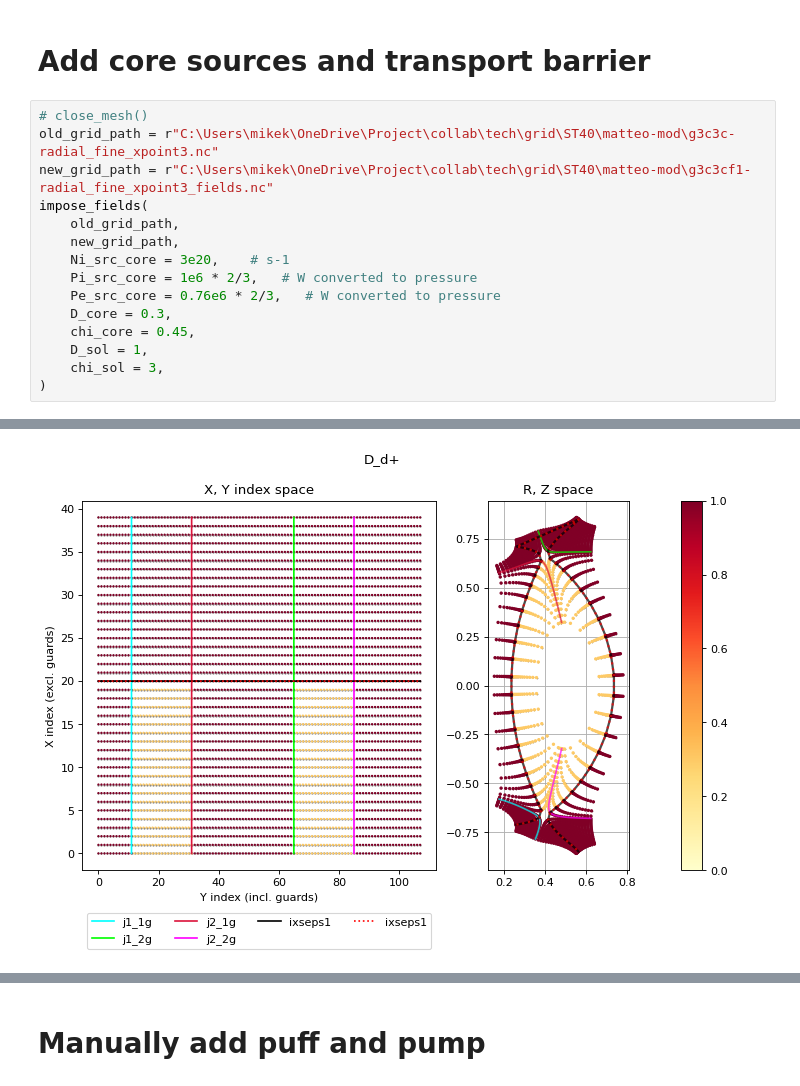
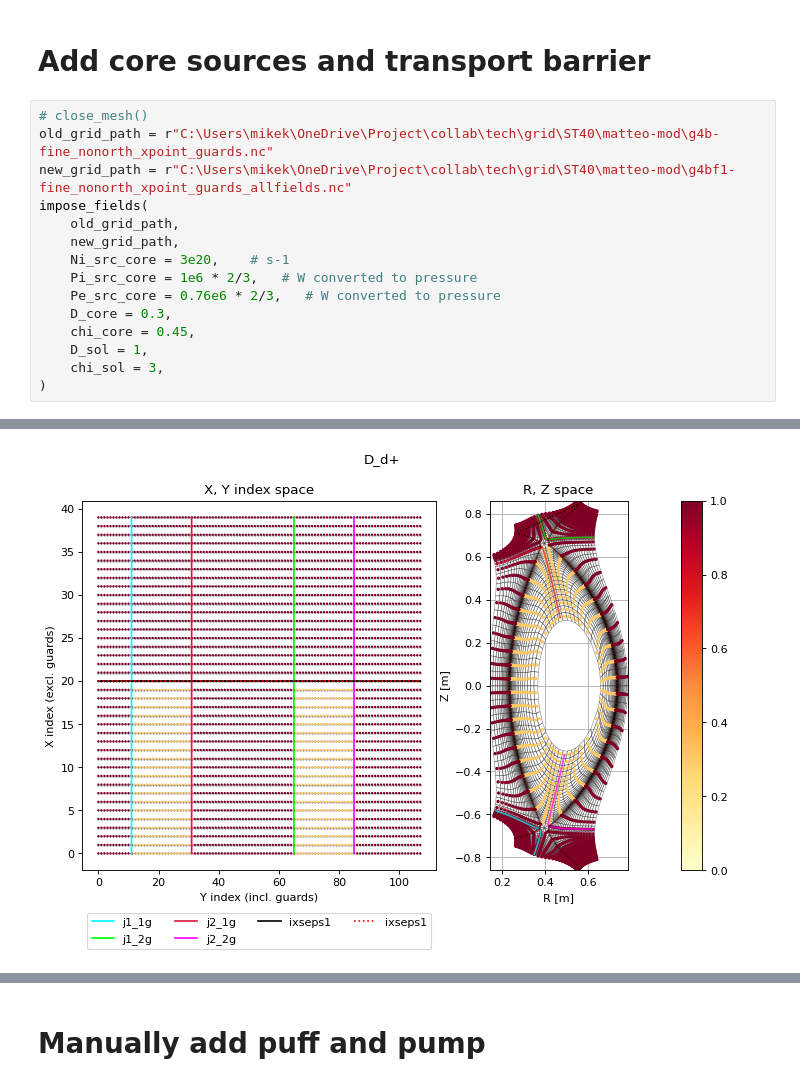
Before and after one commit to mikekryjak/notebooks, a Jupyter notebook: hermes3-solps-soledge/grid_inputs/a2c-grid_sources2.ipynb, the cells around one changed output, grey strips where cells are left out. Drawn from its saved outputs; the diff is of its cells as text.

```diff
--- a/hermes3-solps-soledge/grid_inputs/a2c-grid_sources2.ipynb
+++ b/hermes3-solps-soledge/grid_inputs/a2c-grid_sources2.ipynb
@@ -36,8 +36,8 @@ Done
 # Add core sources and transport barrier
 # %%
 # close_mesh()
-old_grid_path = r"C:\Users\mikek\OneDrive\Project\collab\tech\grid\ST40\matteo-mod\g3c3c-radial_fine_xpoint3.nc"
-new_grid_path = r"C:\Users\mikek\OneDrive\Project\collab\tech\grid\ST40\matteo-mod\g3c3cf1-radial_fine_xpoint3_fields.nc"
+old_grid_path = r"C:\Users\mikek\OneDrive\Project\collab\tech\grid\ST40\matteo-mod\g4b-fine_nonorth_xpoint_guards.nc"
+new_grid_path = r"C:\Users\mikek\OneDrive\Project\collab\tech\grid\ST40\matteo-mod\g4bf1-fine_nonorth_xpoint_guards_allfields.nc"
 impose_fields(
     old_grid_path,
     new_grid_path,
@@ -73 +73 @@ Mesh file C:\Users\mikek\OneDrive\Project\collab\tech\grid\ST40\matteo-mod\g3c3c
-[figure, old version]
+[figure, new version]
```
Also changed, not shown: parts of 5 cells of this notebook, 20 other files.
